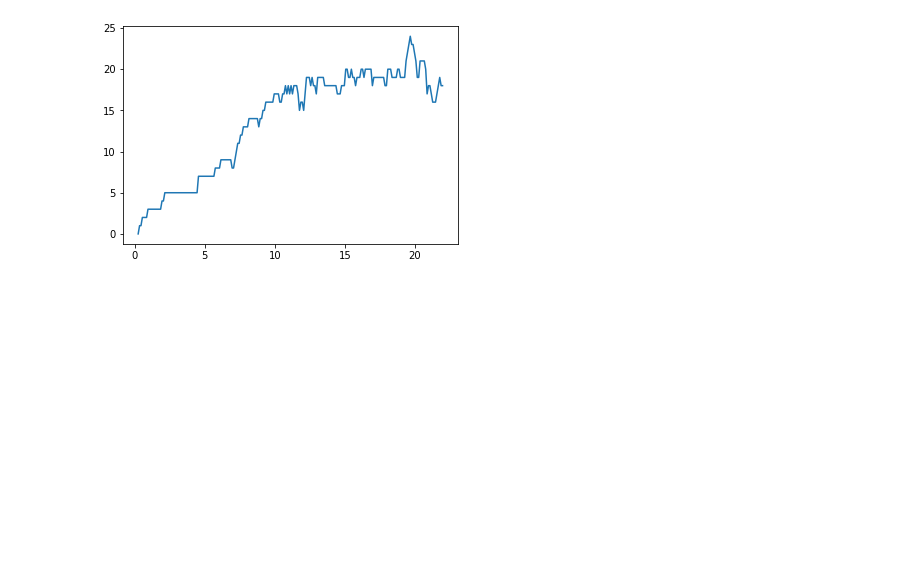
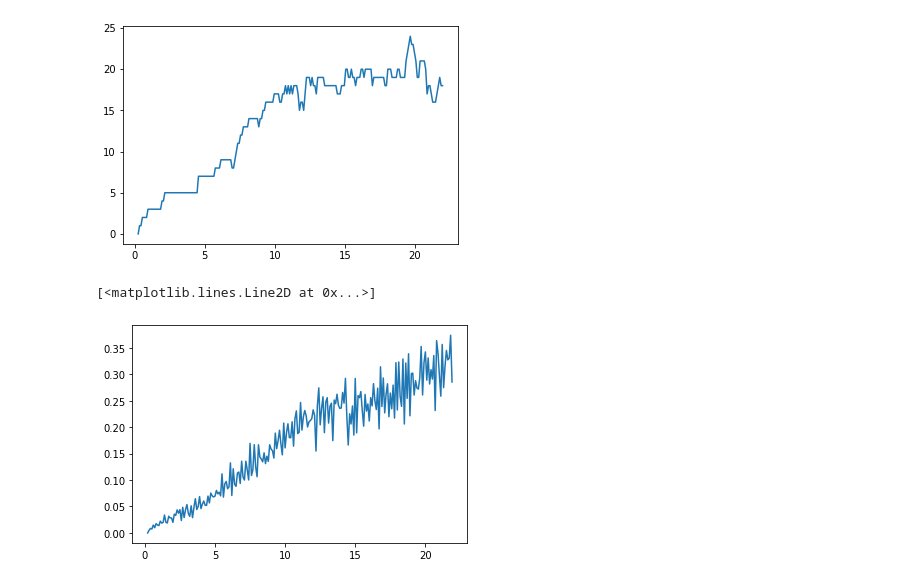
Before and after one commit to kovrichard/artery, a Jupyter notebook: scenarios/car2car-grid/results/Results.ipynb, the cells around one changed output. Drawn from its saved outputs; the diff is of its cells as text; code cells hidden in the pictures; blank space fills up the shorter version.

```diff
--- a/scenarios/car2car-grid/results/Results.ipynb
+++ b/scenarios/car2car-grid/results/Results.ipynb
@@ -35,3 +35,14 @@ plt.plot(x,y)
 # %% [output]
 [<matplotlib.lines.Line2D at 0x...>]
 [figure]
+# %%
+cbr = vectors[(vectors.type == "vector") & (vectors.name == "CBR.VanetRx")].iloc[[0]]
+# %%
+x = [float(n) for n in cbr.vectime.values[0].split(' ')]
+# %%
+y = [float(n) for n in cbr.vecvalue.values[0].split(' ')]
+# %%
+plt.plot(x,y)
+# %% [output]
+[<matplotlib.lines.Line2D at 0x...>]
+[figure, added]
```
Also changed, not shown: 3 other files.
